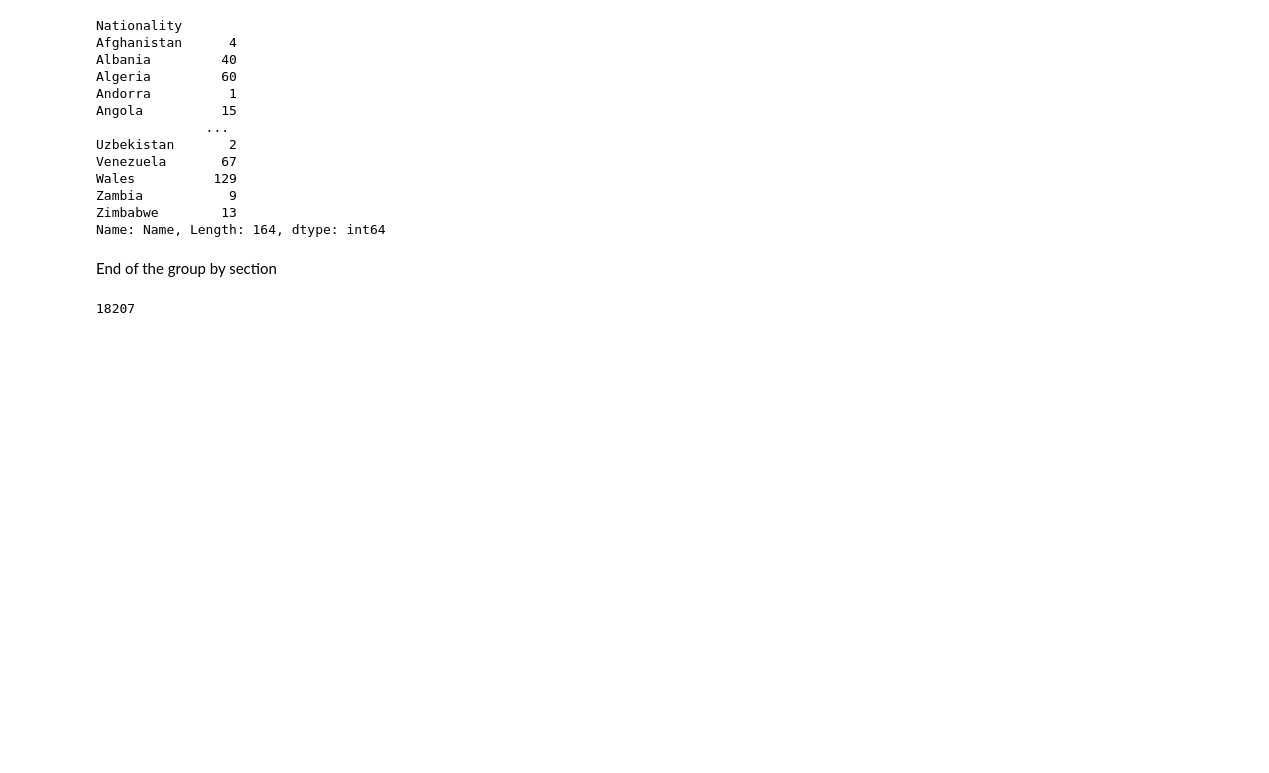
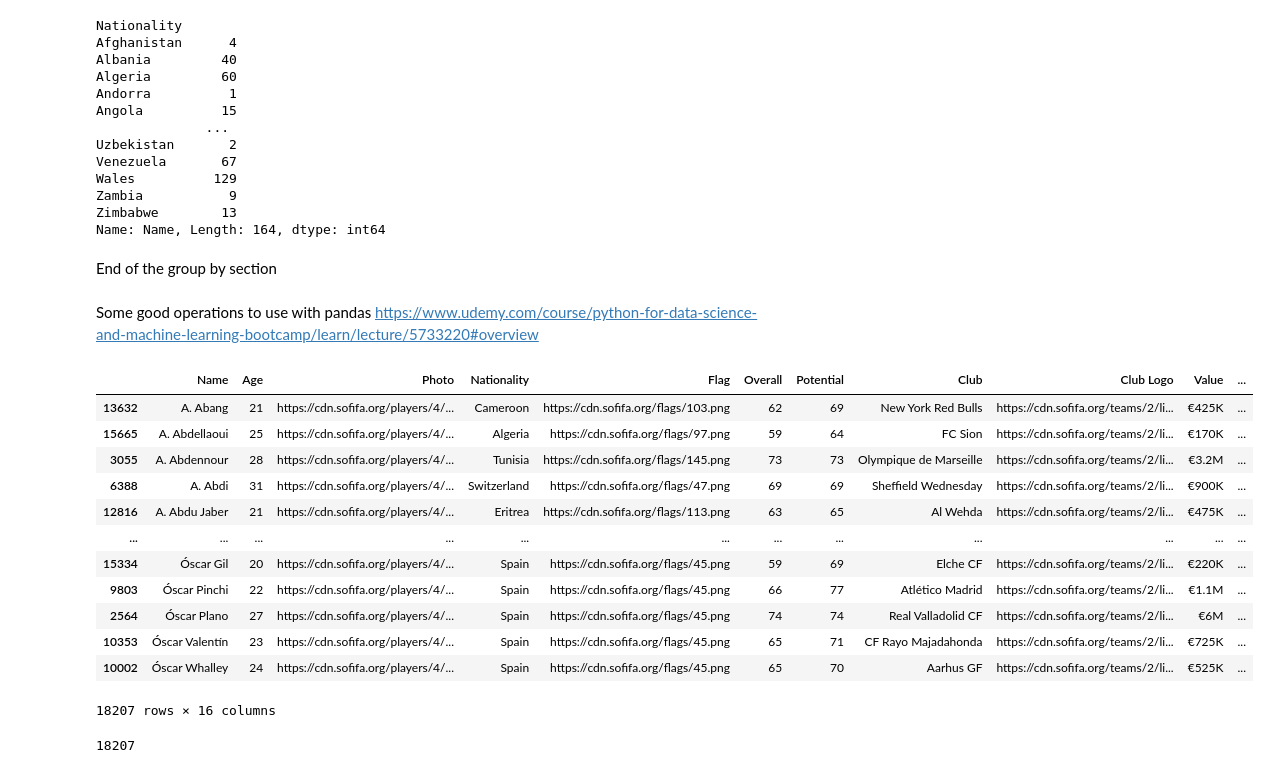
Before and after one commit to lionel5116/UpWorkStudiesPython, a Jupyter notebook: CaseStudyFIFA19.ipynb, the cells around one changed output. Saved outputs shown, nothing was run; the diff lists cells and outputs as text; code cells hidden in the pictures; blank space fills up the shorter version.

```diff
--- a/CaseStudyFIFA19.ipynb
+++ b/CaseStudyFIFA19.ipynb
@@ -203,6 +203,25 @@ Zimbabwe        13
 Name: Name, Length: 164, dtype: int64
 # %% [markdown]
 End of the group by section
+# %% [markdown]
+Some good operations to use with pandas </br>
+https://www.udemy.com/course/python-for-data-science-and-machine-learning-bootcamp/learn/lecture/5733220#overview
+# %%
+my_SelectFIFADS.sort_values('Name')
+# %% [output]
+|  | Name | Age | Photo | Nationality | Flag | Overall | Potential | Club | Club Logo | Value | ... |
+| 13632 | A. Abang | 21 | https://cdn.sofifa.org/players/4/... | Cameroon | https://cdn.sofifa.org/flags/103.png | 62 | 69 | New York Red Bulls | https://cdn.sofifa.org/teams/2/li... | €425K | ... |
+| 15665 | A. Abdellaoui | 25 | https://cdn.sofifa.org/players/4/... | Algeria | https://cdn.sofifa.org/flags/97.png | 59 | 64 | FC Sion | https://cdn.sofifa.org/teams/2/li... | €170K | ... |
+| 3055 | A. Abdennour | 28 | https://cdn.sofifa.org/players/4/... | Tunisia | https://cdn.sofifa.org/flags/145.png | 73 | 73 | Olympique de Marseille | https://cdn.sofifa.org/teams/2/li... | €3.2M | ... |
+| 6388 | A. Abdi | 31 | https://cdn.sofifa.org/players/4/... | Switzerland | https://cdn.sofifa.org/flags/47.png | 69 | 69 | Sheffield Wednesday | https://cdn.sofifa.org/teams/2/li... | €900K | ... |
+| 12816 | A. Abdu Jaber | 21 | https://cdn.sofifa.org/players/4/... | Eritrea | https://cdn.sofifa.org/flags/113.png | 63 | 65 | Al Wehda | https://cdn.sofifa.org/teams/2/li... | €475K | ... |
+| ... | ... | ... | ... | ... | ... | ... | ... | ... | ... | ... | ... |
+| 15334 | Óscar Gil | 20 | https://cdn.sofifa.org/players/4/... | Spain | https://cdn.sofifa.org/flags/45.png | 59 | 69 | Elche CF | https://cdn.sofifa.org/teams/2/li... | €220K | ... |
+| 9803 | Óscar Pinchi | 22 | https://cdn.sofifa.org/players/4/... | Spain | https://cdn.sofifa.org/flags/45.png | 66 | 77 | Atlético Madrid | https://cdn.sofifa.org/teams/2/li... | €1.1M | ... |
+| 2564 | Óscar Plano | 27 | https://cdn.sofifa.org/players/4/... | Spain | https://cdn.sofifa.org/flags/45.png | 74 | 74 | Real Valladolid CF | https://cdn.sofifa.org/teams/2/li... | €6M | ... |
+| 10353 | Óscar Valentín | 23 | https://cdn.sofifa.org/players/4/... | Spain | https://cdn.sofifa.org/flags/45.png | 65 | 71 | CF Rayo Majadahonda | https://cdn.sofifa.org/teams/2/li... | €725K | ... |
+| 10002 | Óscar Whalley | 24 | https://cdn.sofifa.org/players/4/... | Spain | https://cdn.sofifa.org/flags/45.png | 65 | 70 | Aarhus GF | https://cdn.sofifa.org/teams/2/li... | €525K | ... |
+18207 rows × 16 columns
 # %%
 my_SelectFIFADS['Nationality'].count()
 # %% [output]
```
Also changed, not shown: parts of 1 cell of this notebook, 1 other file.
